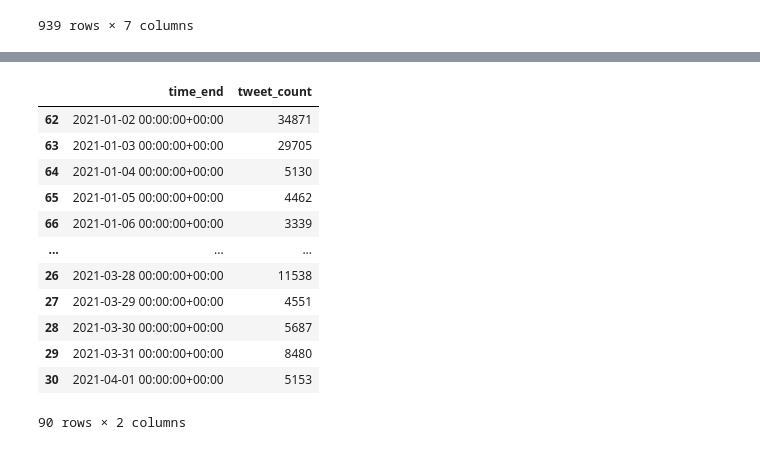
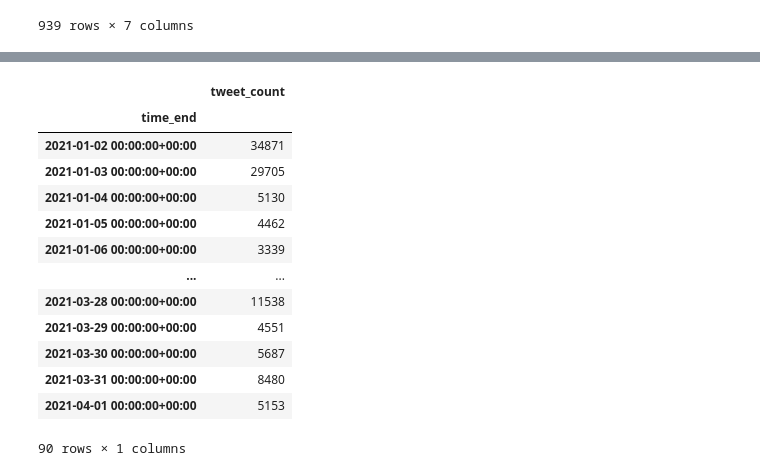
Before and after one commit to anton164/fall-spec, a Jupyter notebook: jupyter_notebooks/celebrity_dataset.ipynb, the cells around one changed output, grey strips where cells are left out. Cells and saved outputs as stored; diff of their text form; code cells hidden in the pictures.

```diff
--- a/jupyter_notebooks/celebrity_dataset.ipynb
+++ b/jupyter_notebooks/celebrity_dataset.ipynb
@@ -225,24 +228,0 @@ plt.show()
-# %%
-query_counts = cached_tweet_count_data_by_user["rihanna"]
-
-rihanna_timeseries = pd.DataFrame([
-    {"time_end": timestep["end"], "tweet_count": timestep["tweet_count"]}
-    for timestep in query_counts["data"]
-]).sort_values("time_end", ascending=True)
-
-rihanna_timeseries["time_end"] = pd.to_datetime(rihanna_timeseries["time_end"])
-rihanna_timeseries
-# %% [output]
-|  | time_end | tweet_count |
-| 62 | 2021-01-02 00:00:00+00:00 | 34871 |
-| 63 | 2021-01-03 00:00:00+00:00 | 29705 |
-| 64 | 2021-01-04 00:00:00+00:00 | 5130 |
-| 65 | 2021-01-05 00:00:00+00:00 | 4462 |
-| 66 | 2021-01-06 00:00:00+00:00 | 3339 |
-| ... | ... | ... |
-| 26 | 2021-03-28 00:00:00+00:00 | 11538 |
-| 27 | 2021-03-29 00:00:00+00:00 | 4551 |
-| 28 | 2021-03-30 00:00:00+00:00 | 5687 |
-| 29 | 2021-03-31 00:00:00+00:00 | 8480 |
-| 30 | 2021-04-01 00:00:00+00:00 | 5153 |
-90 rows × 2 columns
@@ -250,0 +229,21 @@ rihanna_timeseries
+# %%
+from utils.label_spikes import timeseries_from_query_counts
+
+get_timeseries = timeseries_from_query_counts
+rihanna_timeseries = get_timeseries(cached_tweet_count_data_by_user["rihanna"])
+rihanna_timeseries
+# %% [output]
+|  | tweet_count |
+| time_end |  |
+| 2021-01-02 00:00:00+00:00 | 34871 |
+| 2021-01-03 00:00:00+00:00 | 29705 |
+| 2021-01-04 00:00:00+00:00 | 5130 |
+| 2021-01-05 00:00:00+00:00 | 4462 |
+| 2021-01-06 00:00:00+00:00 | 3339 |
+| ... | ... |
+| 2021-03-28 00:00:00+00:00 | 11538 |
+| 2021-03-29 00:00:00+00:00 | 4551 |
+| 2021-03-30 00:00:00+00:00 | 5687 |
+| 2021-03-31 00:00:00+00:00 | 8480 |
+| 2021-04-01 00:00:00+00:00 | 5153 |
+90 rows × 1 columns
```
Also changed, not shown: parts of 13 cells of this notebook, 8 other files.
